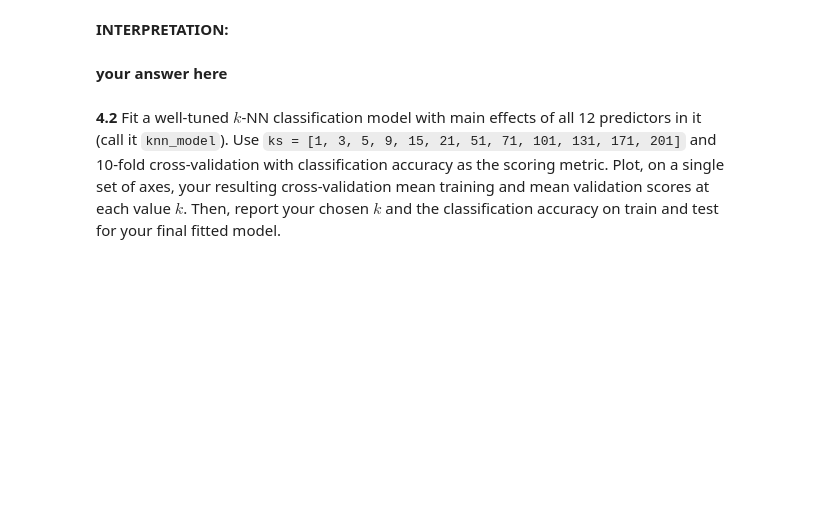
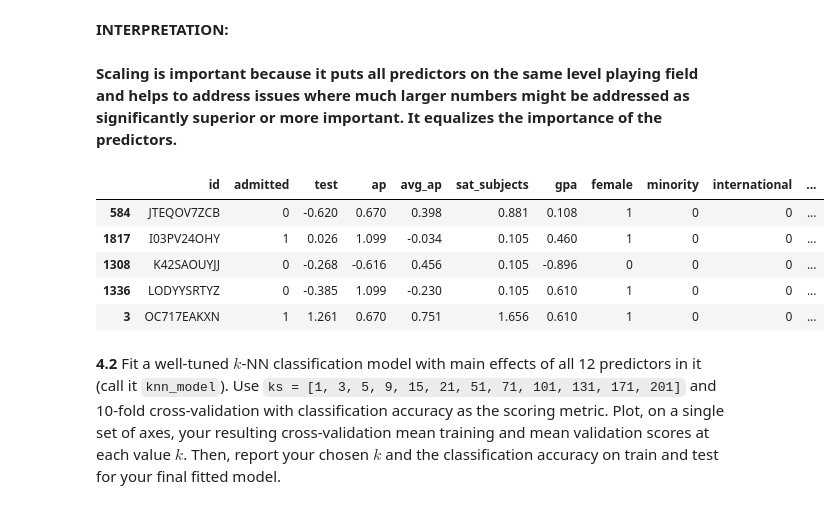
Before and after one commit to westonruths/ac209a, a Jupyter notebook: cs109a_hw5/cs109a_hw5.ipynb, the cells around one changed output. Saved outputs shown, nothing was run; the diff lists cells and outputs as text; code cells hidden in the pictures; blank space fills up the shorter version.

```diff
--- a/cs109a_hw5/cs109a_hw5.ipynb
+++ b/cs109a_hw5/cs109a_hw5.ipynb
@@ -692,5 +777,3 @@ $AP \geq 554.06$
 </div>
 # %% [markdown]
 **INTERPRETATION:**
-# %% [markdown]
-**your answer here**
@@ -698,0 +780,2 @@ $AP \geq 554.06$
+# %% [markdown]
+**Scaling is important because it puts all predictors on the same level playing field and helps to address issues where much larger numbers might be addressed as significantly superior or more important. It equalizes the importance of the predictors.**
@@ -699,3 +800,12 @@ $AP \geq 554.06$
+# %%
+college_train.head()
+# %% [output]
+|  | id | admitted | test | ap | avg_ap | sat_subjects | gpa | female | minority | international | ... |
+| 584 | JTEQOV7ZCB | 0 | -0.620 | 0.670 | 0.398 | 0.881 | 0.108 | 1 | 0 | 0 | ... |
+| 1817 | I03PV24OHY | 1 | 0.026 | 1.099 | -0.034 | 0.105 | 0.460 | 1 | 0 | 0 | ... |
+| 1308 | K42SAOUYJJ | 0 | -0.268 | -0.616 | 0.456 | 0.105 | -0.896 | 0 | 0 | 0 | ... |
+| 1336 | LODYYSRTYZ | 0 | -0.385 | 1.099 | -0.230 | 0.105 | 0.610 | 1 | 0 | 0 | ... |
+| 3 | OC717EAKXN | 1 | 1.261 | 0.670 | 0.751 | 1.656 | 0.610 | 1 | 0 | 0 | ... |
 # %% [markdown]
 <div class='exercise-r'>
 
```
Also changed, not shown: parts of 27 cells of this notebook, 1 other file.
